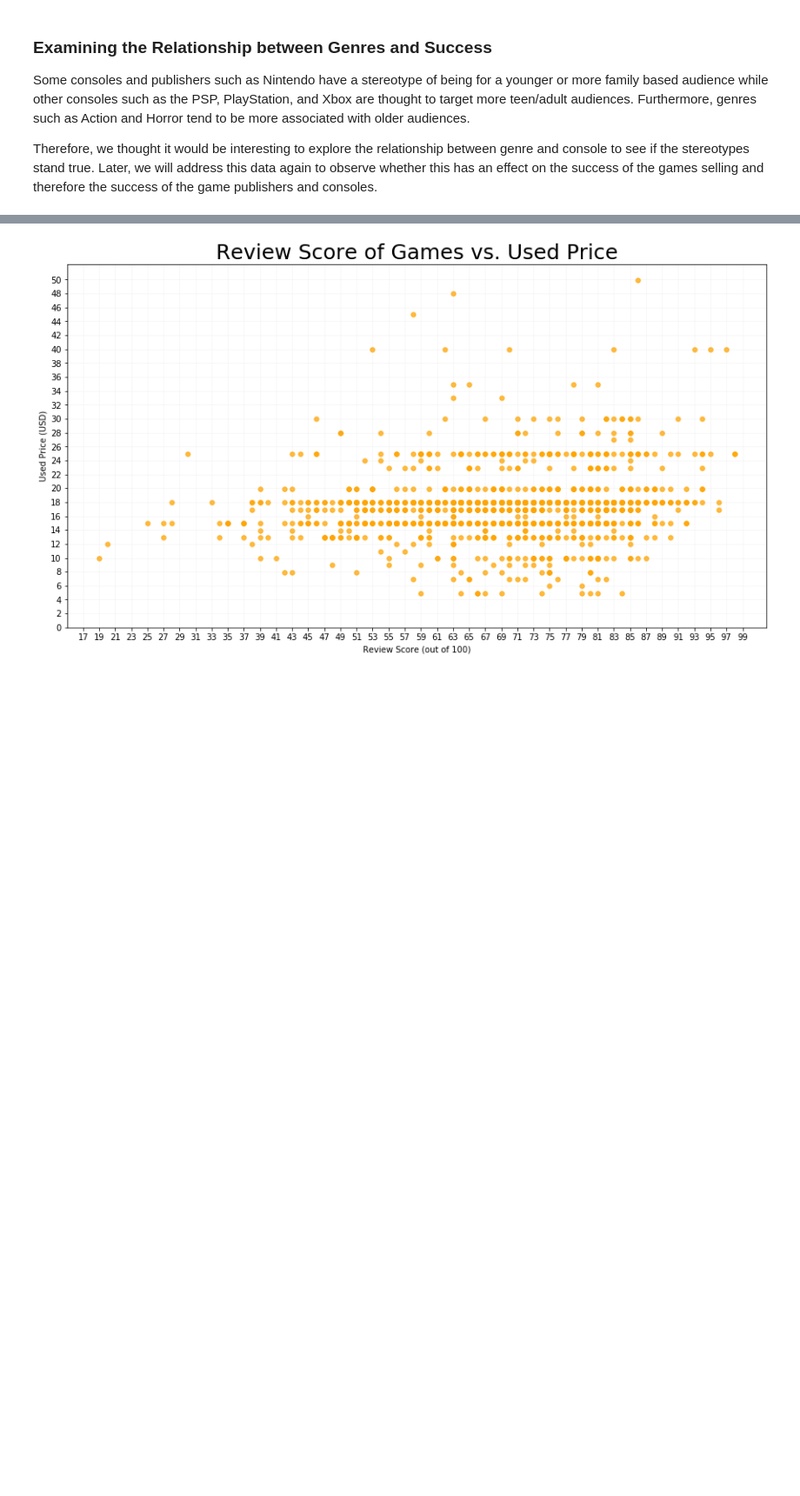
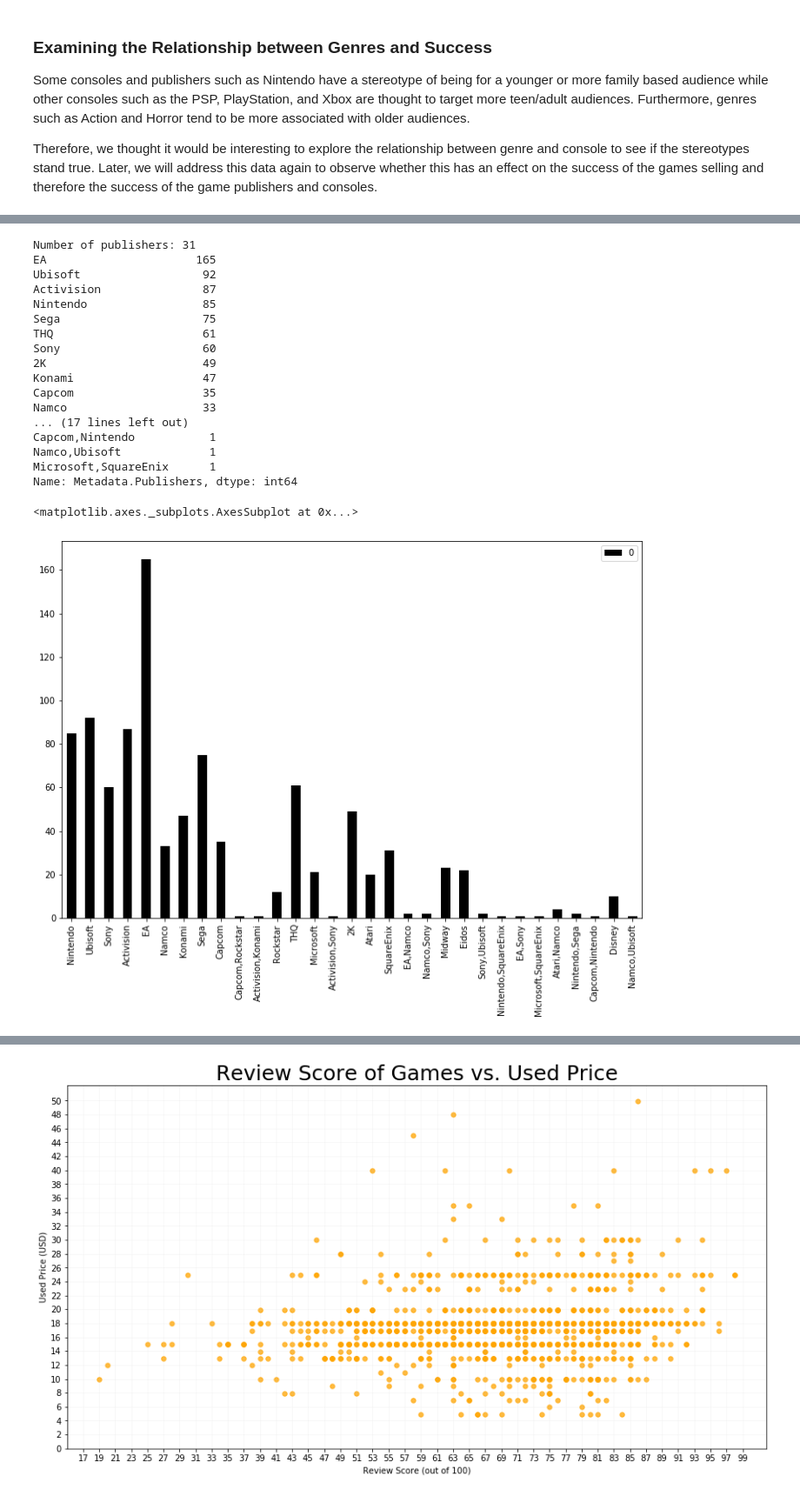
Before and after one commit to RadArcadeKid/probability-final, a Jupyter notebook: FinalProject_Pantleo_Henson_checkpoint2.ipynb, the cells around one changed output, grey strips where cells are left out. Shown at 87% size. Drawn from its saved outputs; the diff is of its cells as text; code cells hidden in the pictures; blank space fills up the shorter version.

Commit message:
Updated publisher info, more ESRB data

```diff
--- a/FinalProject_Pantleo_Henson_checkpoint2.ipynb
+++ b/FinalProject_Pantleo_Henson_checkpoint2.ipynb
@@ -118,0 +128,29 @@ ___
+# %%
+from collections import Counter
+
+print("Number of publishers:", dfCleanGames["Metadata.Publishers"].nunique())
+print(dfCleanGames["Metadata.Publishers"].value_counts())
+
+letter_counts = Counter(dfCleanGames["Metadata.Publishers"])
+dfPubs = pd.DataFrame.from_dict(letter_counts, orient='index')
+dfPubs.plot(kind='bar', figsize =(12,8), color="black")
+# %% [output]
+Number of publishers: 31
+EA                      165
+Ubisoft                  92
+Activision               87
+Nintendo                 85
+Sega                     75
+THQ                      61
+Sony                     60
+2K                       49
+Konami                   47
+Capcom                   35
+Namco                    33
+... (17 lines left out)
+Capcom,Nintendo           1
+Namco,Ubisoft             1
+Microsoft,SquareEnix      1
+Name: Metadata.Publishers, dtype: int64
+<matplotlib.axes._subplots.AxesSubplot at 0x...>
+[figure, added]
```
Also changed, not shown: parts of 16 cells of this notebook.
